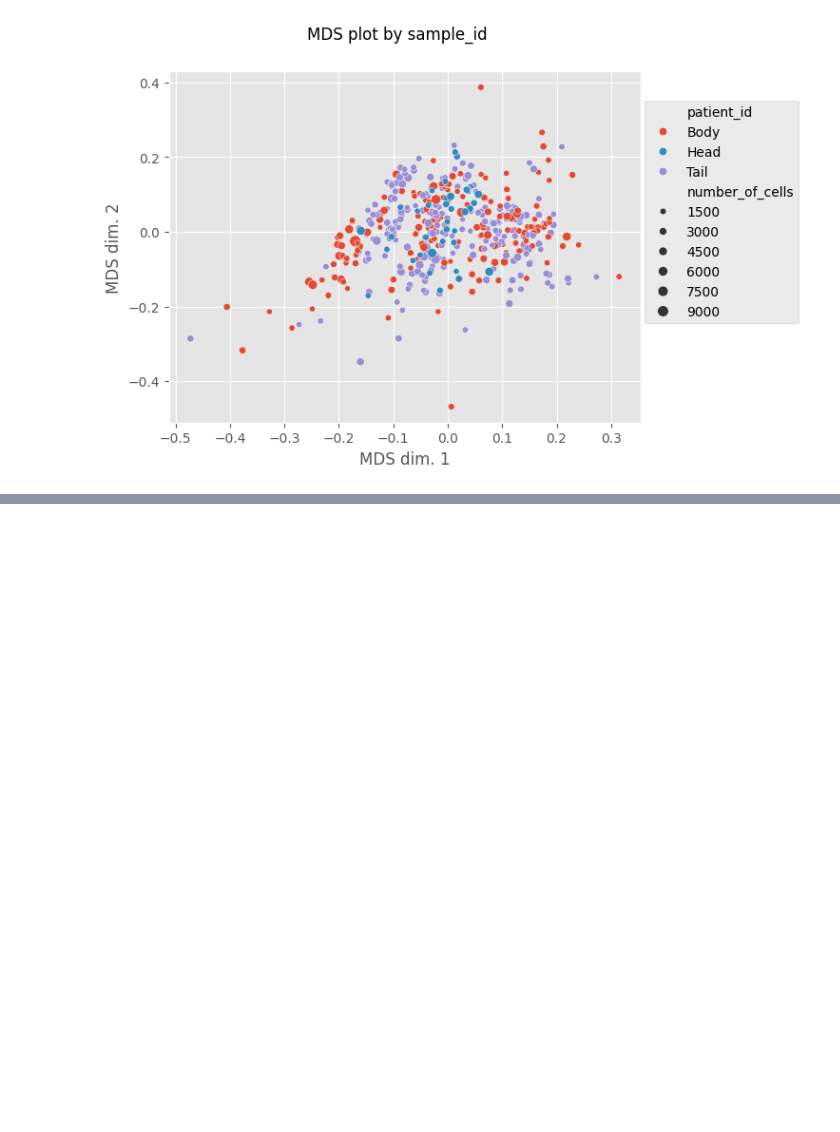
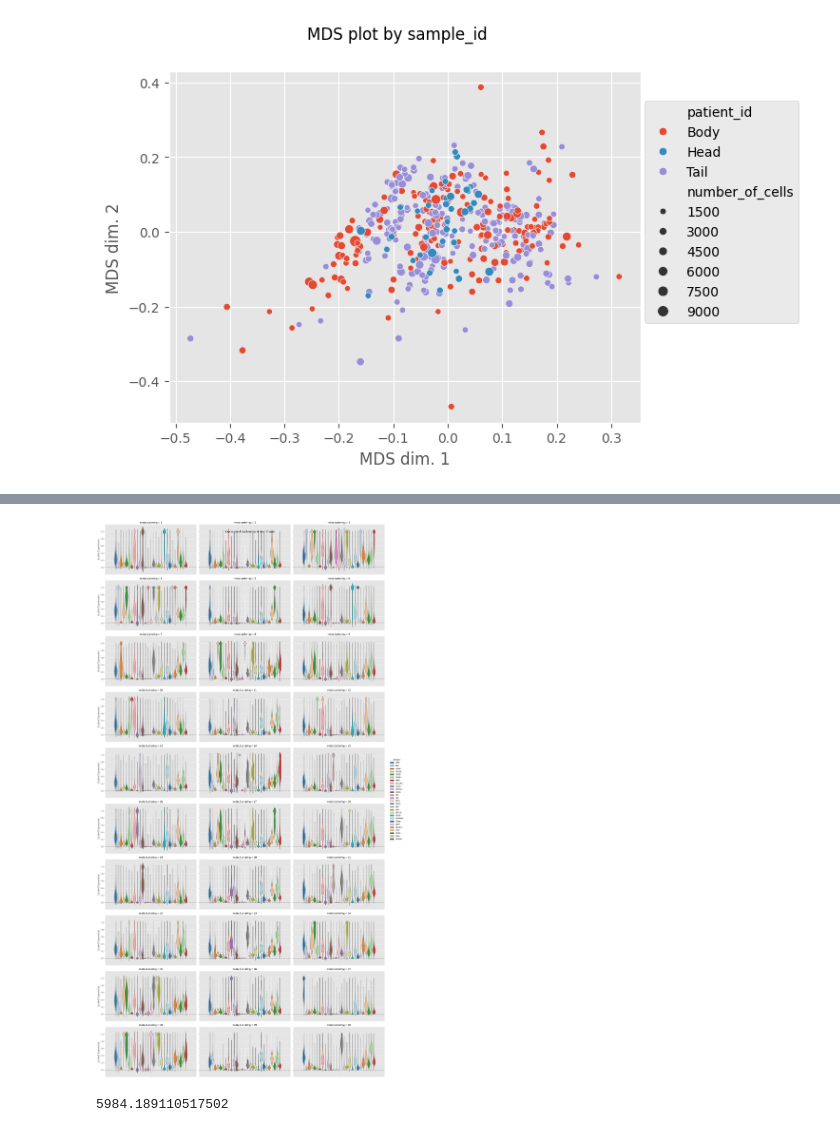
Before and after one commit to BenCaiello/PalmettoBUG, a Jupyter notebook: notebooks/TestPancreaticPaper.ipynb, the cells around one changed output, grey strips where cells are left out. Drawn from its saved outputs; the diff is of its cells as text; code cells hidden in the pictures; blank space fills up the shorter version.

Commit message:
update test notebook
started adding UMAP, annotation (will need to redo multiple times with subsets of the data and then the final form of the dataset)

```diff
--- a/notebooks/TestPancreaticPaper.ipynb
+++ b/notebooks/TestPancreaticPaper.ipynb
@@ -273,0 +278,9 @@ fig = Analysis.plot_medians_heatmap(marker_class = 'type', groupby = 'metacluste
+# %%
+Analysis.plot_cluster_distributions(groupby_column = 'metaclustering', plot_type = 'violin')
+# %% [output]
+[figure, added]
+# %%
+Analysis.do_UMAP(marker_class = 'type', cell_number = 1000, seed = 42)
+print(time.time() - start_timer)
+# %% [output]
+5984.189110517502
```
Also changed, not shown: parts of 21 cells of this notebook.
